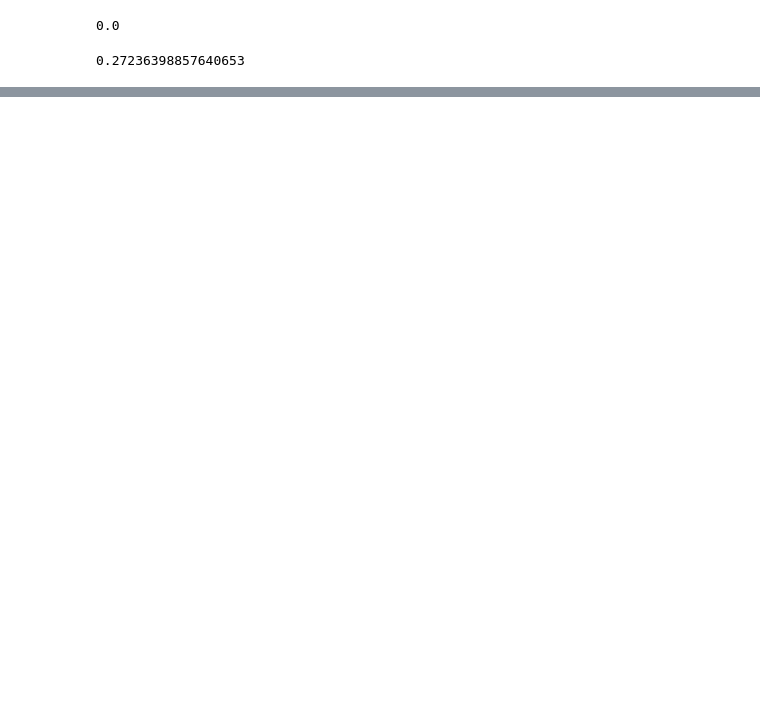
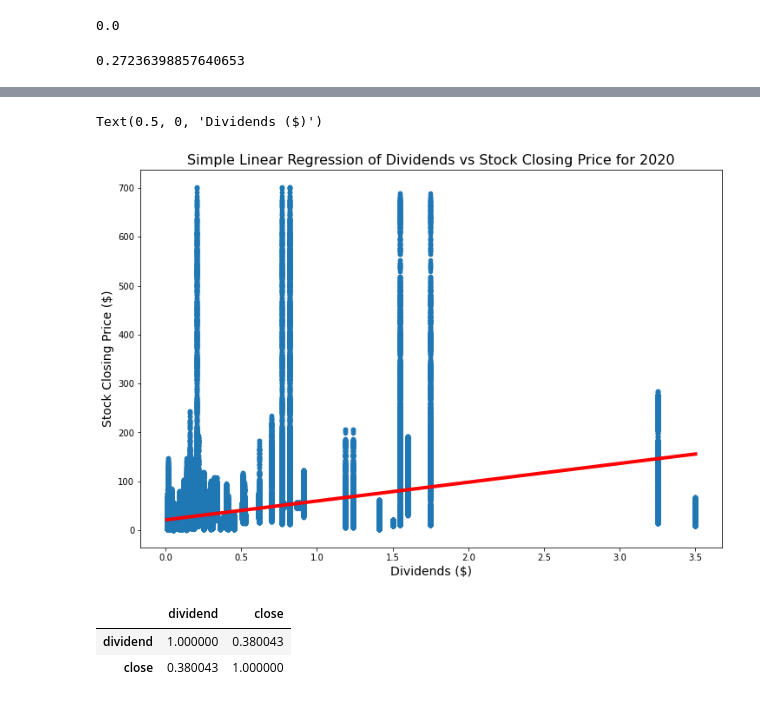
Before and after one commit to ZachXue111/data_bootcamp_final_project, a Jupyter notebook: aleu_xue_final_project.ipynb, the cells around one changed output, grey strips where cells are left out. Drawn from its saved outputs; the diff is of its cells as text; code cells hidden in the pictures; blank space fills up the shorter version.

```diff
--- a/aleu_xue_final_project.ipynb
+++ b/aleu_xue_final_project.ipynb
@@ -281,0 +334,7 @@ dataset_summary
+# %%
+dividends_stocks = pd.merge(dividends_latest, stock_prices, on='symbol', how='inner')
+# %%
+dividends_stocks_2020 = dividends_stocks[dividends_stocks['date_x'].str.contains('2020')]
+del dividends_stocks_2020['date_y']
+dividends_stocks_2020 = dividends_stocks_2020.rename({'date_x': 'date'}, axis=1)
+dividends_stocks_2020
@@ -281,0 +357,22 @@ dataset_summary
+# %%
+reg2 = linreg().fit(dividends_stocks_2020[['dividend']], dividends_stocks_2020['close'])
+# %%
+dividends_stocks_2020['yhat'] = reg2.predict(dividends_stocks_2020[['dividend']])
+# %%
+fig, ax = plt.subplots()
+
+dividends_stocks_2020.plot.scatter(x='dividend', y='close', ax=ax)
+dividends_stocks_2020.sort_values('dividend').set_index('dividend')['yhat'].plot(color = 'red', linewidth=4, figsize=(12,8), ax=ax)
+
+ax.set_title('Simple Linear Regression of Dividends vs Stock Closing Price for 2020', fontsize=16)
+ax.set_ylabel('Stock Closing Price ($)', fontsize=14)
+ax.set_xlabel('Dividends ($)', fontsize=14)
+# %% [output]
+Text(0.5, 0, 'Dividends ($)')
+[figure, added]
+# %%
+dividends_stocks_2020[['dividend', 'close']].corr()
+# %% [output]
+|  | dividend | close |
+| dividend | 1.000000 | 0.380043 |
+| close | 0.380043 | 1.000000 |
```
Also changed, not shown: parts of 24 cells of this notebook.
